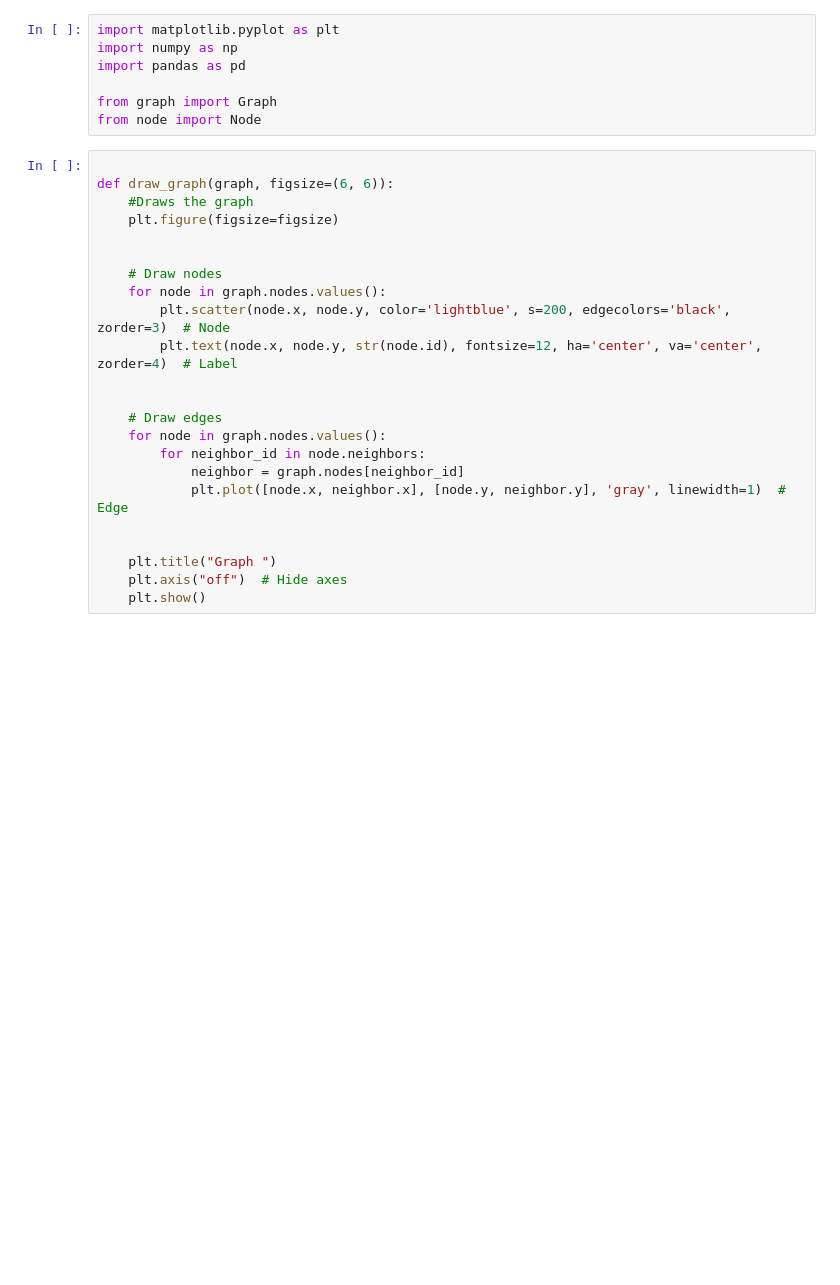
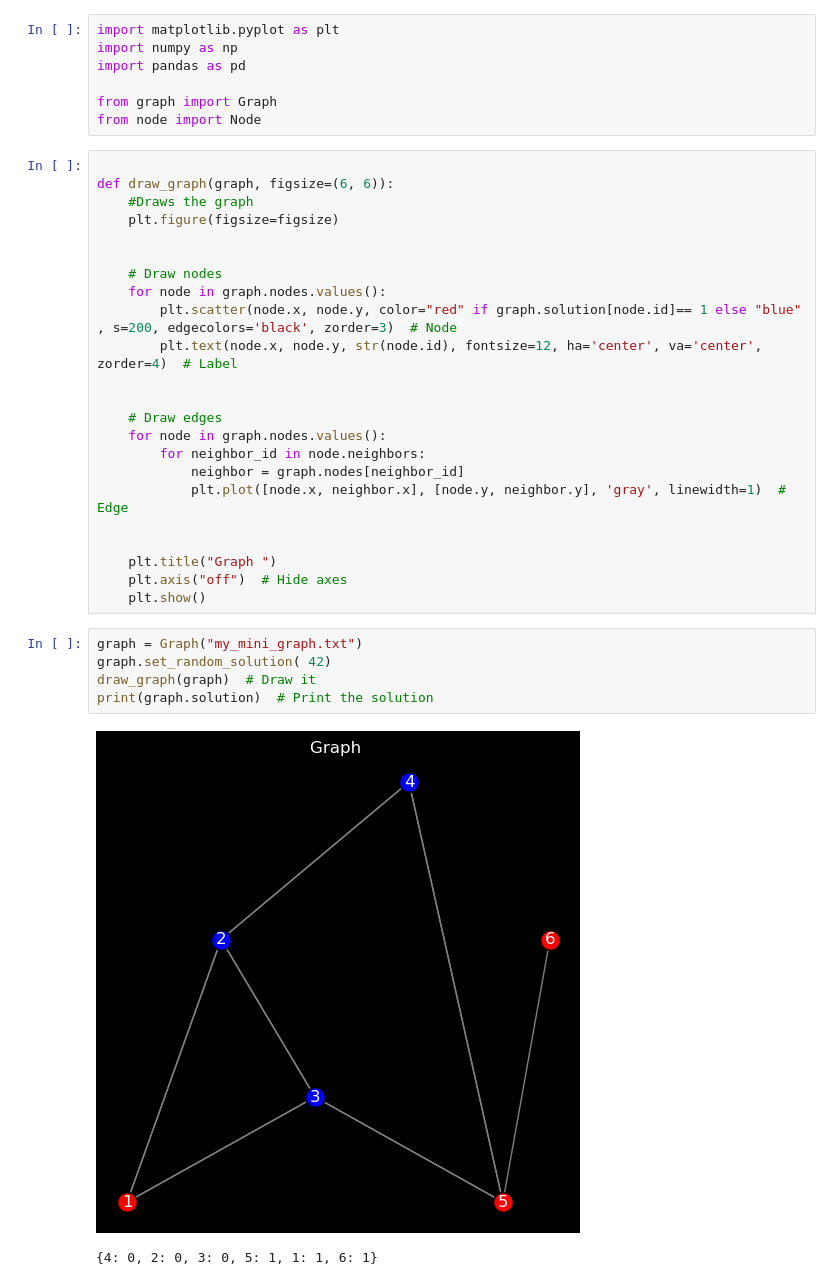
Before and after one commit to Cem-Kaya/Evo_Comp_Assignment_2, a Jupyter notebook: nb.ipynb, the cells around one changed output. Drawn from its saved outputs; the diff is of its cells as text; blank space fills up the shorter version.

```diff
--- a/nb.ipynb
+++ b/nb.ipynb
@@ -14,7 +14,7 @@ def draw_graph(graph, figsize=(6, 6)):
 
     # Draw nodes
     for node in graph.nodes.values():
-        plt.scatter(node.x, node.y, color='lightblue', s=200, edgecolors='black', zorder=3)  # Node
+        plt.scatter(node.x, node.y, color="red" if graph.solution[node.id]== 1 else "blue" , s=200, edgecolors='black', zorder=3)  # Node
         plt.text(node.x, node.y, str(node.id), fontsize=12, ha='center', va='center', zorder=4)  # Label
 
 
@@ -28,4 +28,12 @@ def draw_graph(graph, figsize=(6, 6)):
     plt.title("Graph ")
     plt.axis("off")  # Hide axes
     plt.show()
+# %%
+graph = Graph("my_mini_graph.txt")
+graph.set_random_solution( 42)
+draw_graph(graph)  # Draw it
+print(graph.solution)  # Print the solution
+# %% [output]
+[figure, added]
+{4: 0, 2: 0, 3: 0, 5: 1, 1: 1, 6: 1}
 # %%
```
Also changed, not shown: parts of 2 cells of this notebook, 6 other files.
